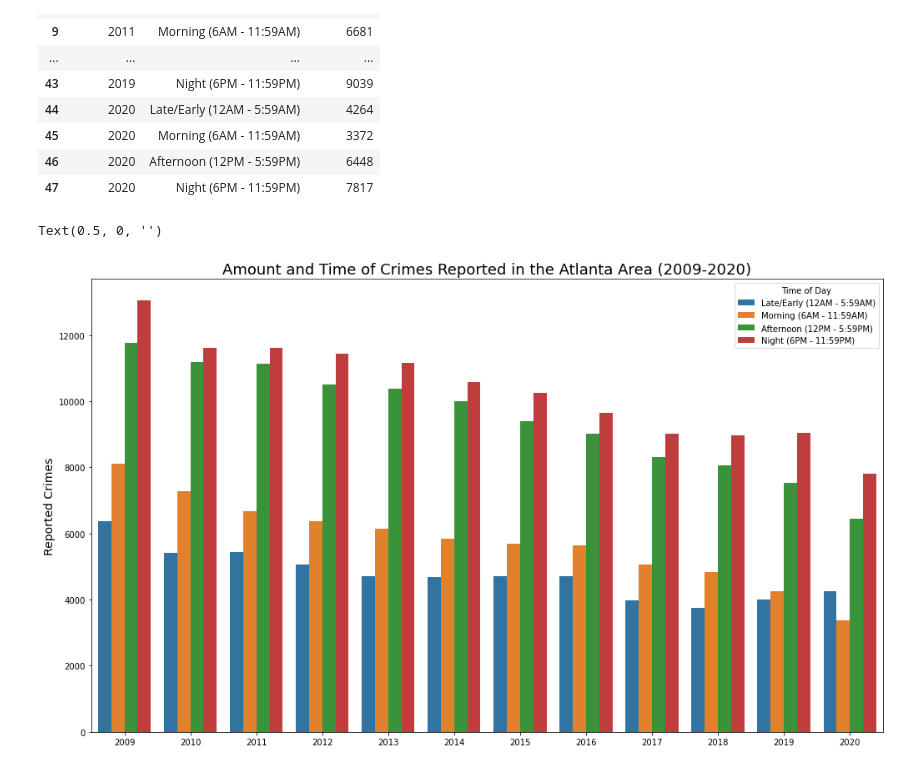
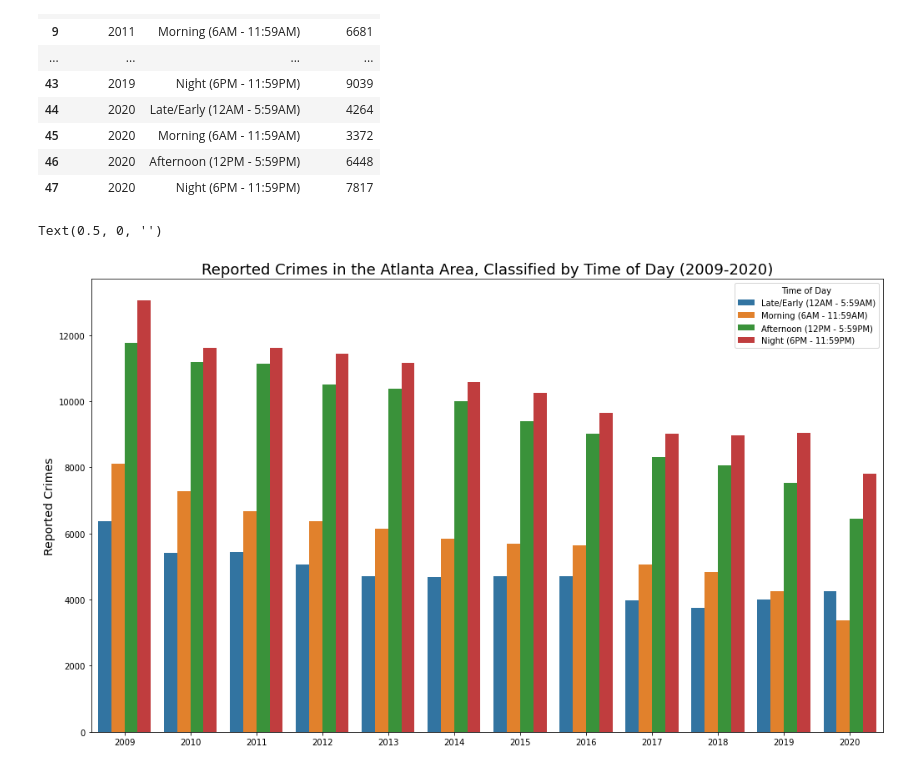
Before and after one commit to cayelsie/Crime-trends-in-Atlanta, a Jupyter notebook: Kelly/Kelly_crime_data.ipynb, the cells around one changed output. Drawn from its saved outputs; the diff is of its cells as text; code cells hidden in the pictures.

```diff
--- a/Kelly/Kelly_crime_data.ipynb
+++ b/Kelly/Kelly_crime_data.ipynb
@@ -599,22 +597,22 @@ time_offense_group_df
 | 46 | 2020 | Afternoon (12PM - 5:59PM) | 6448 |
 | 47 | 2020 | Night (6PM - 11:59PM) | 7817 |
 # %%
-#Plot all years and types of crimes - will be very large
+#Plot all years and times of crimes
 
 #Set figure size with MatPlotlib
 plt.figure(figsize=(17,10))
 #Plot with seaborn
 sns.barplot(x = 'occur_year', y = 'offense_id', hue = 'Time Category', data = time_offense_group_df)
 
 #Move legend
 plt.legend(bbox_to_anchor= (1, 1), title = "Time of Day" );
 
 #Add title and labels for each axis and set font size.
-plt.title("Amount and Time of Crimes Reported in the Atlanta Area (2009-2020)", fontsize = (18))
+plt.title("Reported Crimes in the Atlanta Area, Classified by Time of Day (2009-2020)", fontsize = (18))
 plt.ylabel("Reported Crimes", fontsize = (14))
 plt.xlabel("")
 
 #Wow...crimes mostly occur when people are awake. Big shocker!
 # %% [output]
 Text(0.5, 0, '')
-[figure, old version]
+[figure, new version]
```
Also changed, not shown: parts of 12 cells of this notebook.
